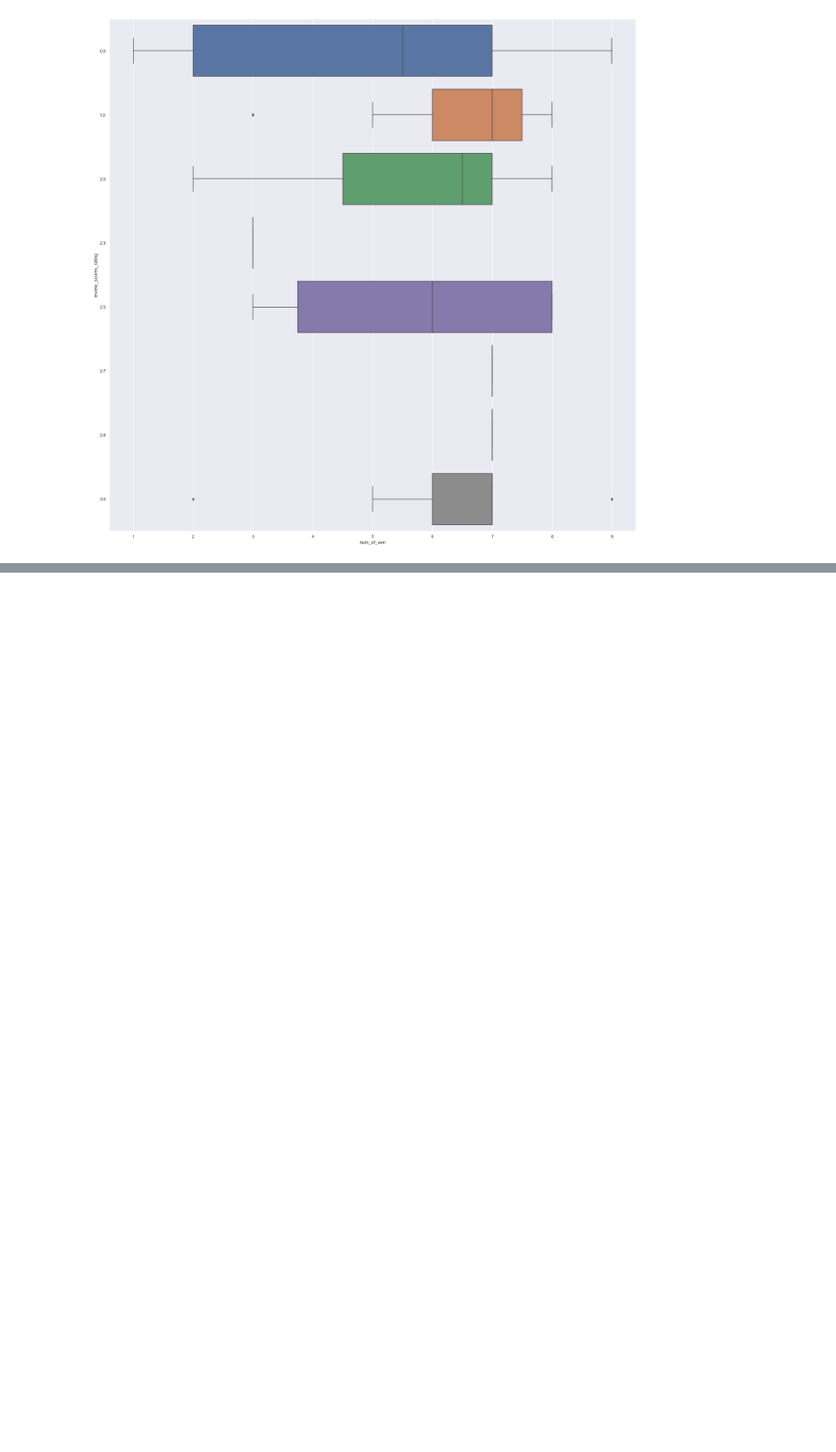
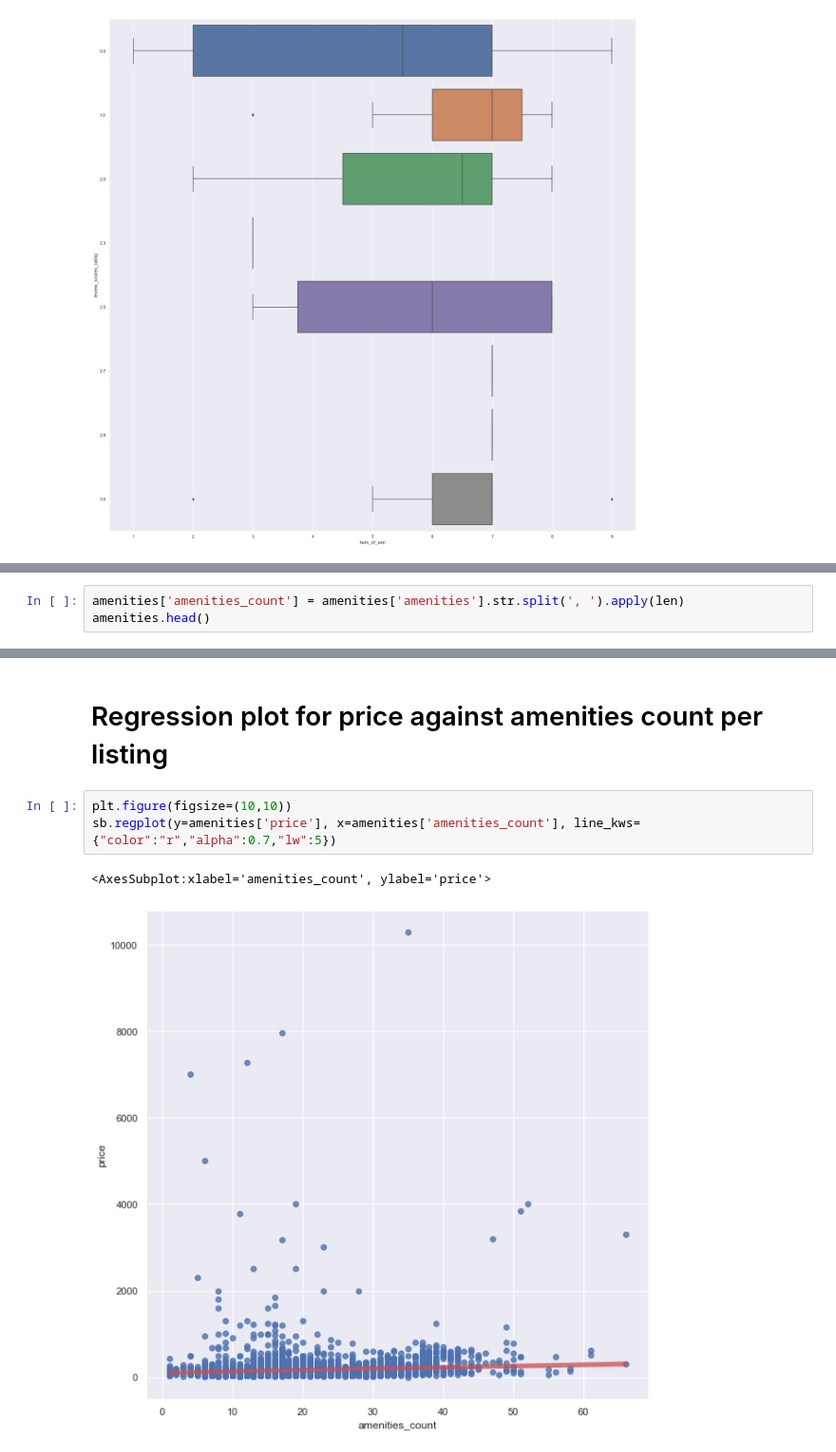
Before and after one commit to boonhaoyeo/SC1015-Mini-Project, a Jupyter notebook: AirBnB_EDA.ipynb, the cells around one changed output, grey strips where cells are left out. Shown at 95% size. Saved outputs shown, nothing was run; the diff lists cells and outputs as text; blank space fills up the shorter version.

```diff
--- a/AirBnB_EDA.ipynb
+++ b/AirBnB_EDA.ipynb
@@ -301,0 +419,3 @@ sb.boxplot(x='num_of_veri', y="review_scores_rating", data=test,orient = "h")
+# %%
+amenities['amenities_count'] = amenities['amenities'].str.split(', ').apply(len)
+amenities.head()
@@ -301,0 +434,8 @@ sb.boxplot(x='num_of_veri', y="review_scores_rating", data=test,orient = "h")
+# %% [markdown]
+# Regression plot for price against amenities count per listing
+# %%
+plt.figure(figsize=(10,10))
+sb.regplot(y=amenities['price'], x=amenities['amenities_count'], line_kws={"color":"r","alpha":0.7,"lw":5})
+# %% [output]
+<AxesSubplot:xlabel='amenities_count', ylabel='price'>
+[figure, added]
```
Also changed, not shown: parts of 24 cells of this notebook.
